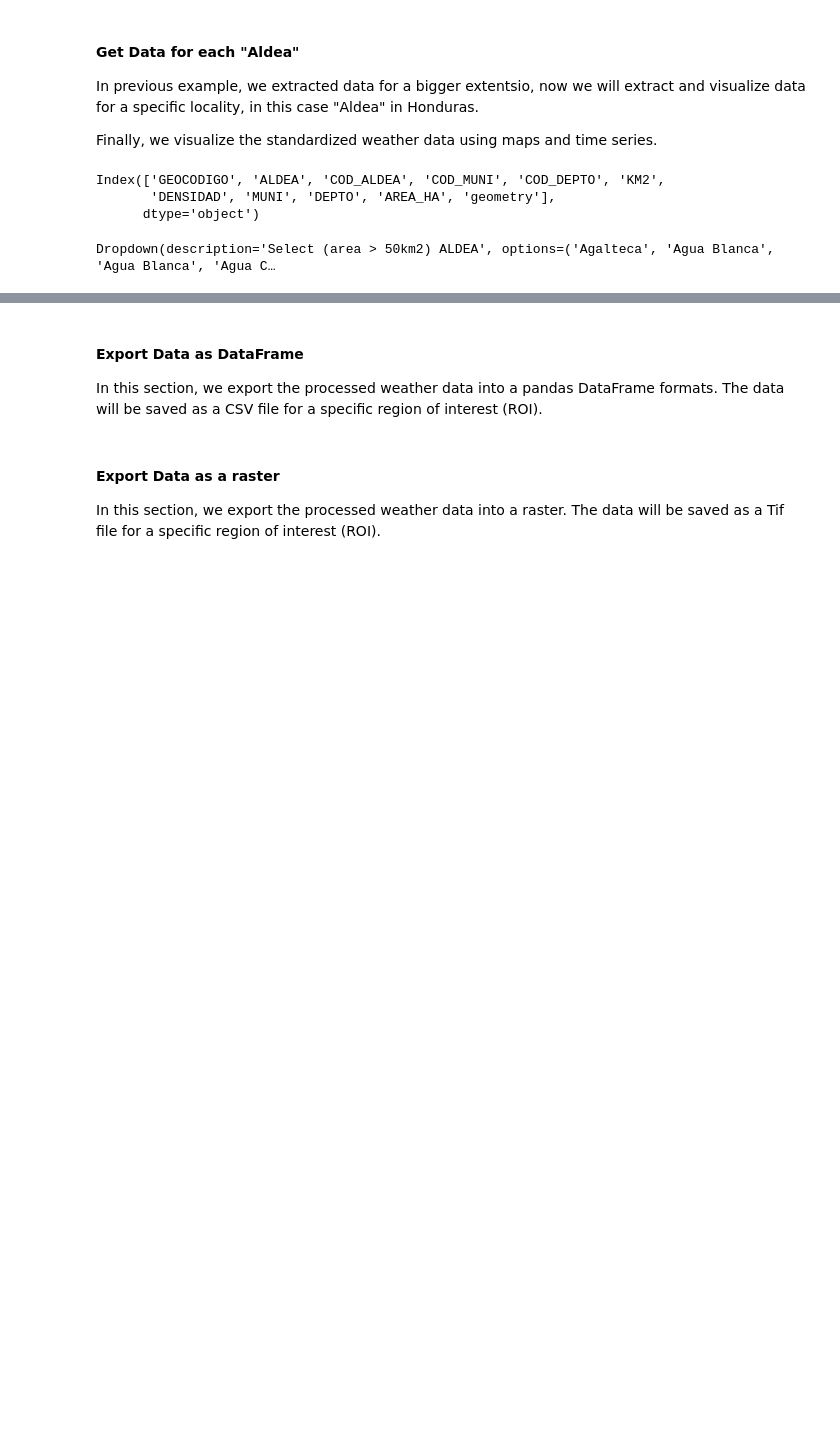
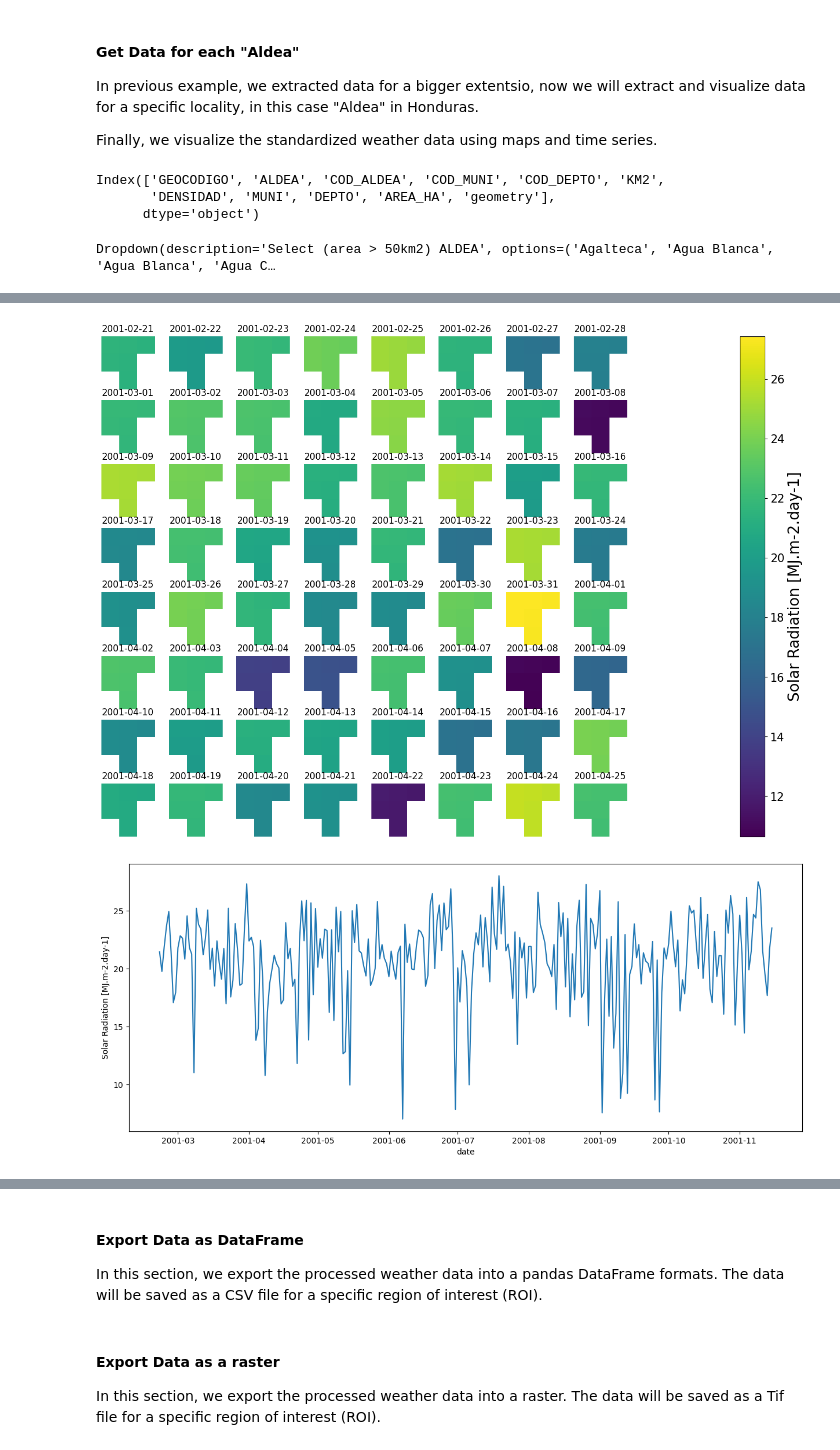
Before and after one commit to anaguilarar/WeatherSoilDataProcessor, a Jupyter notebook: weathersoildata_processor_example.ipynb, the cells around one changed output, grey strips where cells are left out. Drawn from its saved outputs; the diff is of its cells as text; code cells hidden in the pictures; blank space fills up the shorter version.

```diff
--- a/weathersoildata_processor_example.ipynb
+++ b/weathersoildata_processor_example.ipynb
@@ -18,9 +59,11 @@ For agera5 it is neccesary to configurate the .cdsapirc with the CDS API client.
 
 Those parameters are pointed out on a configuration file called **"weather_data_downloading_donfig.yaml"**
 # %%
-YOURUSERAPICODE = None
+YOURUSERAPICODE = ''#
+YOUREMAIL = 'andres.aguilar@cgiar.org'
+
 with open("/root/.cdsapirc", "w") as f:
-  f.write("url: https://cds.climate.copernicus.eu/api/v2\nkey: {}".format(YOURUSERAPICODE))
+  f.write("url: https://cds.climate.copernicus.eu/api\nkey: {}\nemail: ".format(YOURUSERAPICODE, YOUREMAIL))
 # %%
 from spatialdata.climate_data import MLTWeatherDataCube, ClimateDataDonwload
 from spatialdata.gis_functions import get_boundaries_from_path
@@ -147,15 +198,15 @@ https://data.chc.ucsb.edu/products/CHIRPS-2.0/global_daily/cogs/p05/2003/chirps-
 Next, we define the directory paths where the downloaded weather data were be saved. These paths store different types of weather data, including precipitation, minimum and maximum temperatures, and solar radiation.
 # %%
 ## paths
-precipitation_path = r'weather\precipitation_hnd_raw'
-tmintemperature_path = r'weather\temperature_tmin_hnd_raw'
-tmaxtemperature_path = r'weather\temperature_tmax_hnd_raw'
-solarradiation_path = r'weather\solar_radiation_hnd_raw'
+precipitation_path = r'weather/precipitation_hnd_raw'
+#tmintemperature_path = r'weather/temperature_tmin_hnd_raw'
+#tmaxtemperature_path = r'weather/temperature_tmax_hnd_raw'
+solarradiation_path = r'weather/solar_radiation_hnd_raw'
 
 
 list_weather_paths = {'precipitation': precipitation_path,
-                    'tmin':tmintemperature_path,
-                    'tmax': tmaxtemperature_path,
+#                    'tmin':tmintemperature_path,
+#                    'tmax': tmaxtemperature_path,
                     'srad':solarradiation_path}
 # %% [markdown]
 #### Manage and Create Weather Data Cube
@@ -199,8 +237,8 @@ To ensure consistency across the dataset, we standardize the units of the weathe
 mltdata_c = {}
 for d, v in mltdata.items():
     v['srad'] = v['srad'] / 1000000  # Convert solar radiation from J.m-2.day-1 to MJ.m-2.day-1
-    v['tmax'] = v['tmax'] - 273.15  # Convert temperature from Kelvin to Celsius
-    v['tmin'] = v['tmin'] - 273.15  # Convert temperature from Kelvin to Celsius
+    #v['tmax'] = v['tmax'] - 273.15  # Convert temperature from Kelvin to Celsius
+    #v['tmin'] = v['tmin'] - 273.15  # Convert temperature from Kelvin to Celsius
     mltdata_c[d] = v
 # %% [markdown]
 #### Get Data for each "Aldea"
@@ -209,7 +247,7 @@ In previous example, we extracted data for a bigger extentsio, now we will extra
 
 Finally, we visualize the standardized weather data using maps and time series.
 # %%
-gdf = gpd.read_file(r'D:\OneDrive - CGIAR\projects\suelos_honduras\spatial_files\country\vector\\tb_limitealdeas.shp')
+gdf = gpd.read_file('data/tb_limitealdeas.shp')
 print(gdf.columns)
 categories_column_name = "ALDEA"
 subset = gdf.loc[gdf.KM2>50]
@@ -219,11 +257,12 @@ Index(['GEOCODIGO', 'ALDEA', 'COD_ALDEA', 'COD_MUNI', 'COD_DEPTO', 'KM2',
       dtype='object')
 # %%
 import ipywidgets as widgets
-from IPython.display import display
+
 import numpy as np
 
 from spatialdata.plt_funs import plot_datacube
 from ipywidgets.widgets.interaction import show_inline_matplotlib_plots
+from IPython.display import display, clear_output
 
 # Define the dropdown options
 dropdown = widgets.Dropdown(
@@ -238,6 +277,7 @@ dropdown = widgets.Dropdown(
 output = widgets.Output(layout = widgets.Layout(height='400px'))
 
 def on_value_change(change):
+
     with output:
         output.clear_output()
         plt.close()
@@ -247,9 +287,9 @@ def on_value_change(change):
         area = roi['KM2'].values[0]
         print(f'{category_name} area {area}')
         mltdata_masked = wdatacube.mask_mldata(mltdata_c, roi.geometry,clip=True)
-        f,a = plot_datacube(mltdata_masked, variable='tmax', limit= 64, ncols=8, nrows=8, figsize = (18,12), invertaxis = False, label_name ="Solar Radiation [MJ.m-2.day-1]", legfontsize = 20)
+        f,a = plot_datacube(mltdata_masked, variable='srad', limit= 64, ncols=8, nrows=8, figsize = (18,12), invertaxis = False, label_name ="Solar Radiation [MJ.m-2.day-1]", legfontsize = 20)
         df = wdatacube.to_dataframe(mltdata_masked)
-        dfsumm = df.groupby(['date']).agg({'tmax': 'mean', 'tmin': 'mean', 'srad': 'mean'})
+        dfsumm = df.groupby(['date'], dropna=True).agg({'precipitation': 'mean', 'srad': 'mean'})
         df_ = dfsumm.reset_index()
         f, ax = plt.subplots(figsize = (15,6))
         ax.set_xlabel("date")
@@ -257,6 +297,7 @@ def on_value_change(change):
         ax.plot(df_.date, df_.srad)
 
         show_inline_matplotlib_plots()
+        clear_output()
 
 # Attach the callback function to the dropdown
 dropdown.observe(on_value_change, names='value')
@@ -268,0 +327,2 @@ Dropdown(description='Select (area > 50km2) ALDEA', options=('Agalteca', 'Agua B
+[figure, added]
+[figure, added]
```
Also changed, not shown: parts of 23 cells of this notebook.
